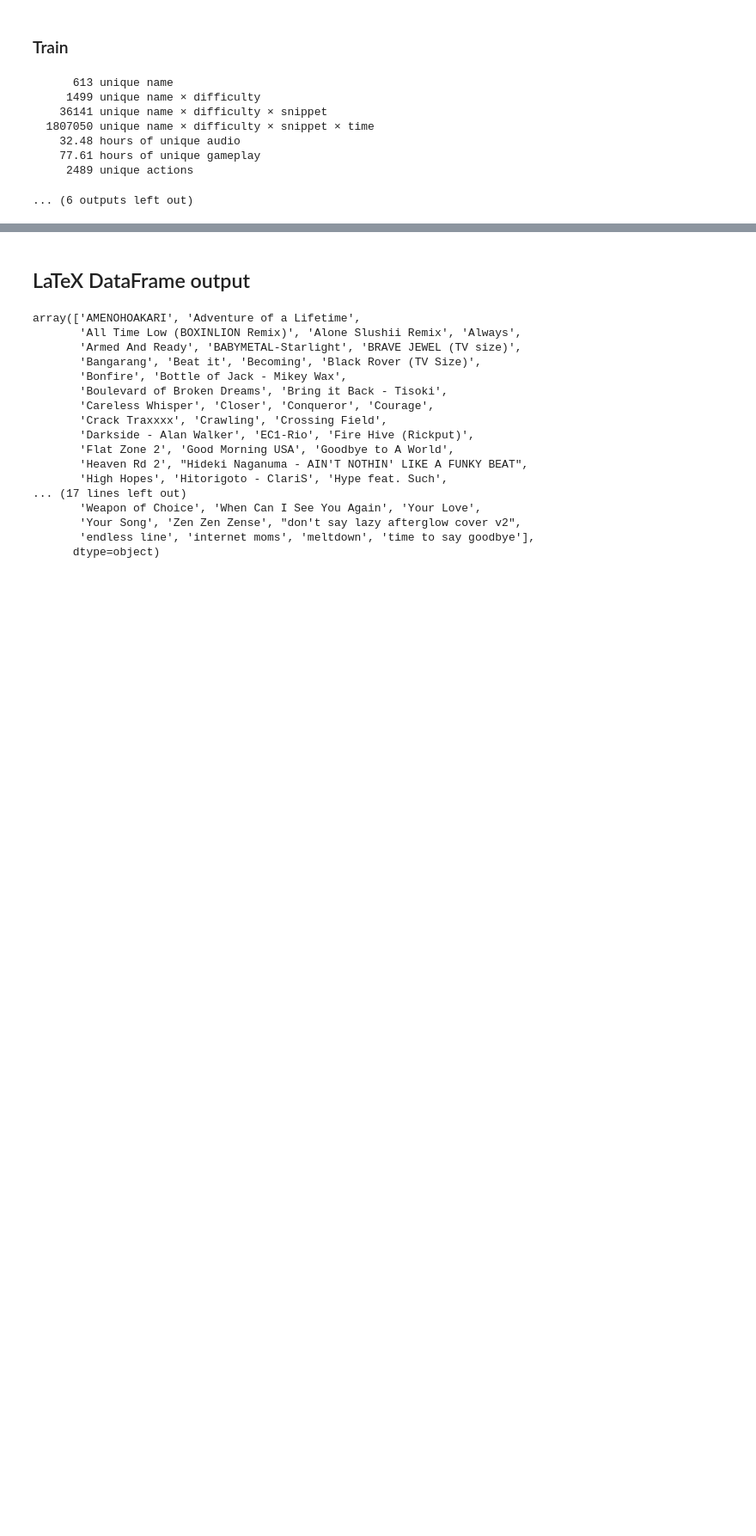
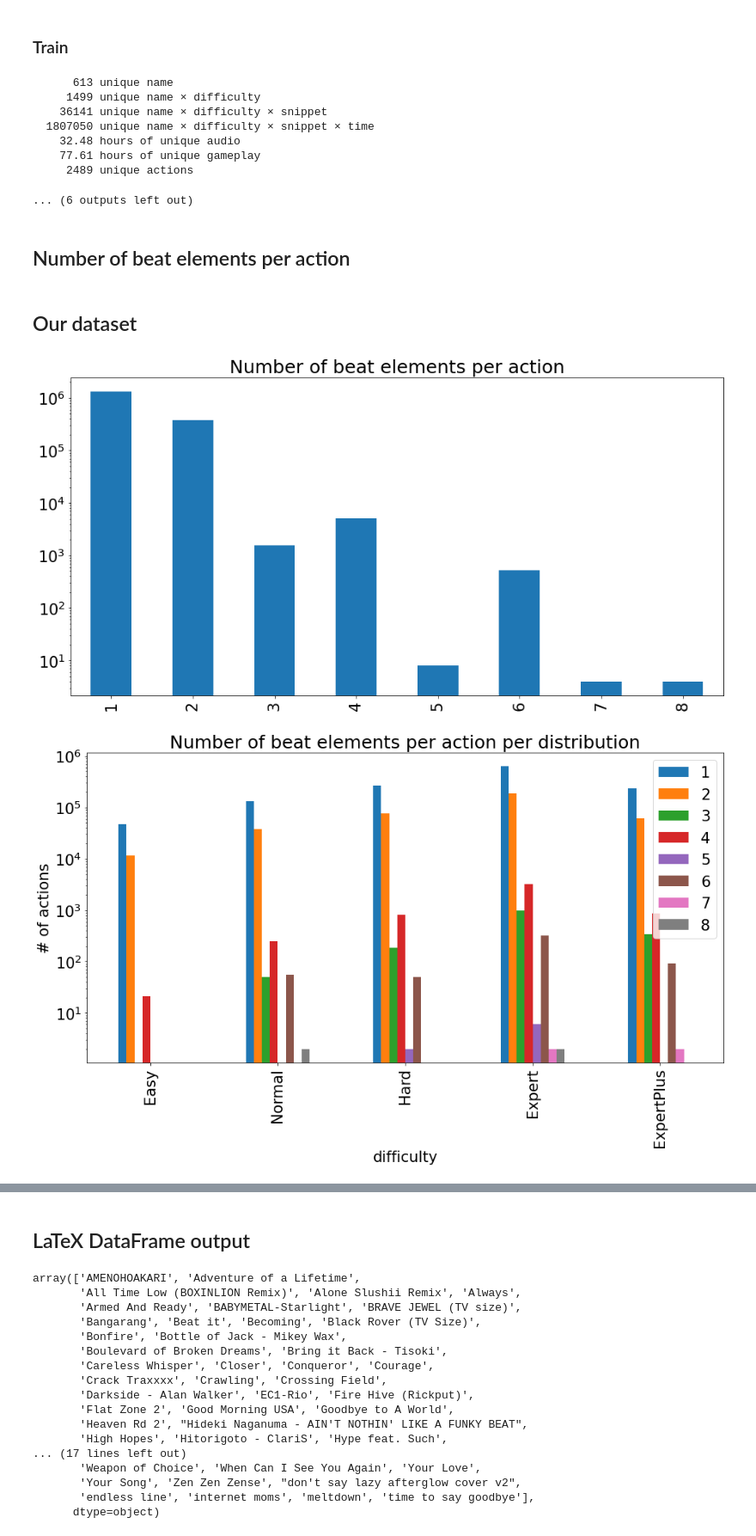
Before and after one commit to ronaldluc/DeepSaber, a Jupyter notebook: src/notebooks/data_exploration.ipynb, the cells around one changed output, grey strips where cells are left out. Shown: that part at 86% size. Cells and saved outputs as stored; diff of their text form; code cells hidden in the pictures; blank space fills up the shorter version.

Commit message:
feat(notebooks): extend data exploration and action embeddings

```diff
--- a/src/notebooks/data_exploration.ipynb
+++ b/src/notebooks/data_exploration.ipynb
@@ -83,3 +83,29 @@ whole_dataset_stats(*load_datasets(storage_folder))
     77.61 hours of unique gameplay
      2489 unique actions
 ... (6 outputs left out)
+# %% [markdown]
+## Number of beat elements per action
+# %%
+import matplotlib.pyplot as plt
+plt.rcParams.update({'font.size': 21})
+
+def plot_action_distro(df: pd.DataFrame):
+    ax = (train.word.str.len() // 5 + 1).value_counts().sort_index().plot.bar(logy=True, figsize=(16, 8))
+    ax.set_title('Number of beat elements per action')
+
+    by_difficulty = train.groupby('difficulty').apply(lambda df: (df.word.str.len() // 5 + 1).value_counts().sort_index().to_frame().T)
+
+    by_difficulty.index = by_difficulty.index.droplevel(1)
+
+    ax = by_difficulty.reindex(['Easy', 'Normal', 'Hard', 'Expert', 'ExpertPlus',], fill_value=0.0).plot.bar(logy=True, figsize=(16, 8))
+    ax.set_title('Number of beat elements per action per distribution')
+    ax.set_ylabel('# of actions')
+# %%
+display(Markdown('## Our dataset'))
+storage_folder = Path('../../data/old_datasets')
+train, val, test = load_datasets(storage_folder)
+plot_action_distro(train)
+# %% [output]
+## Our dataset
+[figure, added]
+[figure, added]
```
Also changed, not shown: parts of 11 cells of this notebook, 8 other files.
